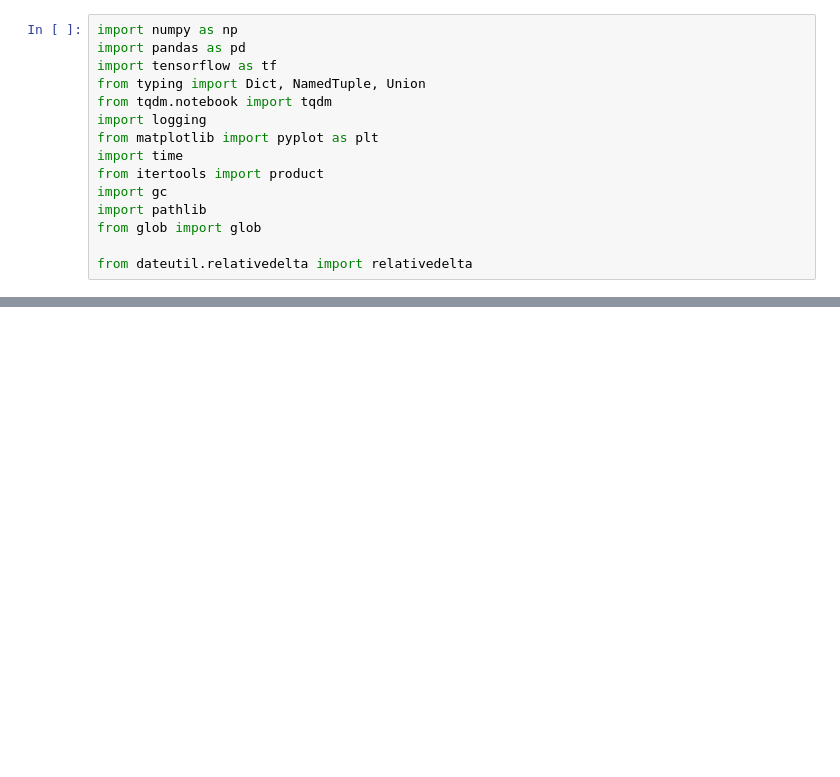
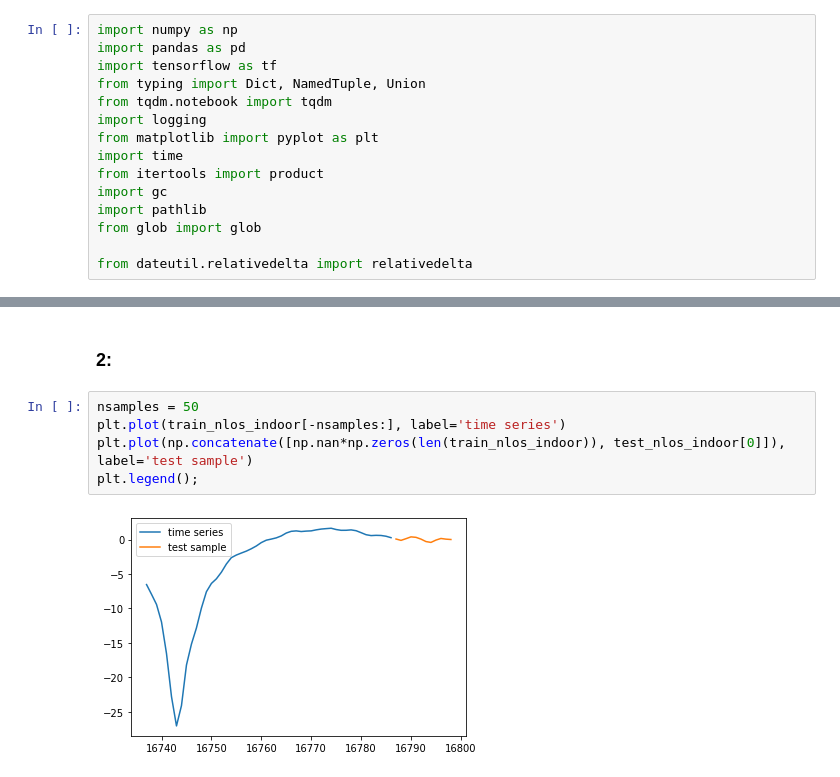
Before and after one commit to SamuelBFG/channel-prediction, a Jupyter notebook: D2D/N-BEATS/DataSplitter.ipynb, the cells around one changed output, grey strips where cells are left out. Cells and saved outputs as stored; diff of their text form; blank space fills up the shorter version.

```diff
--- a/D2D/N-BEATS/DataSplitter.ipynb
+++ b/D2D/N-BEATS/DataSplitter.ipynb
@@ -85,0 +80,9 @@ class DataLoader:
+# %% [markdown]
+### 2:
+# %%
+nsamples = 50
+plt.plot(train_nlos_indoor[-nsamples:], label='time series')
+plt.plot(np.concatenate([np.nan*np.zeros(len(train_nlos_indoor)), test_nlos_indoor[0]]), label='test sample')
+plt.legend();
+# %% [output]
+[figure, added]
```
Also changed, not shown: parts of 11 cells of this notebook.
